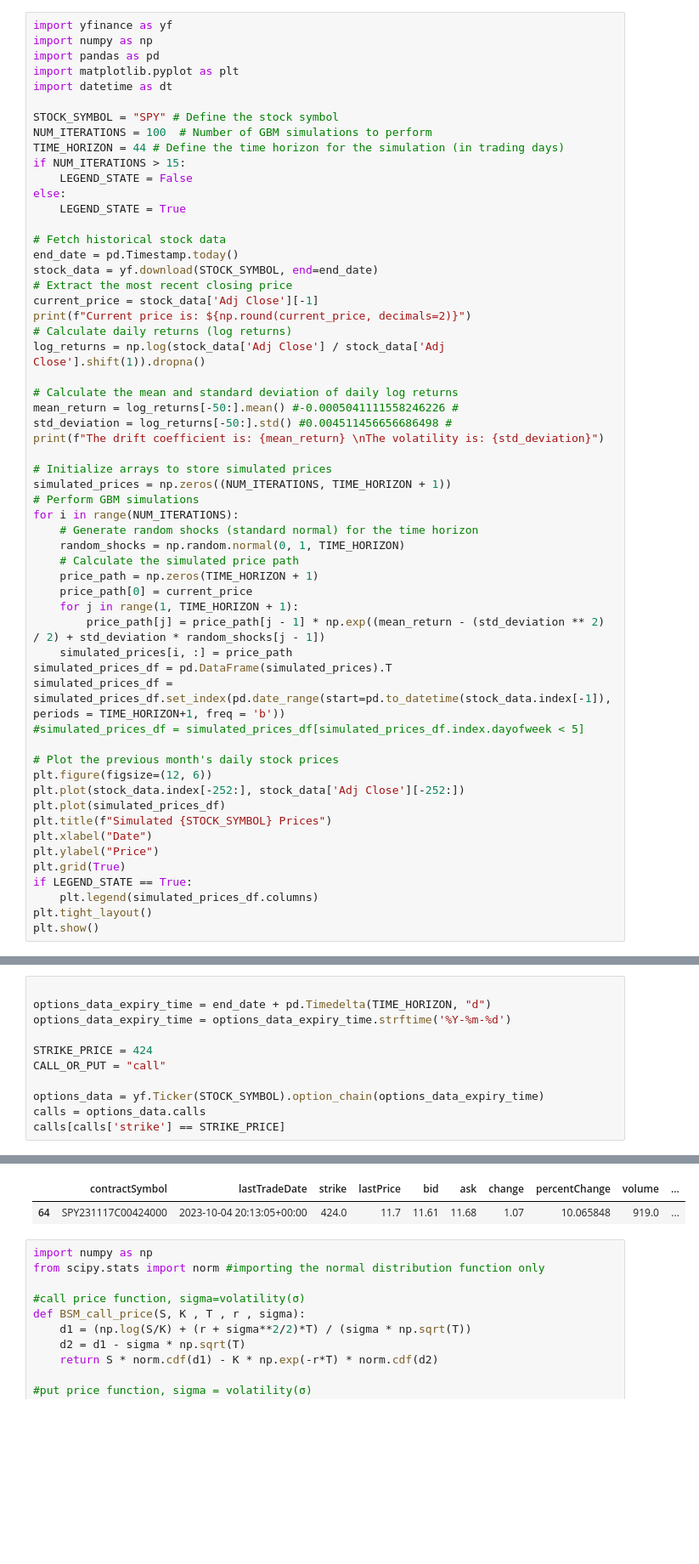
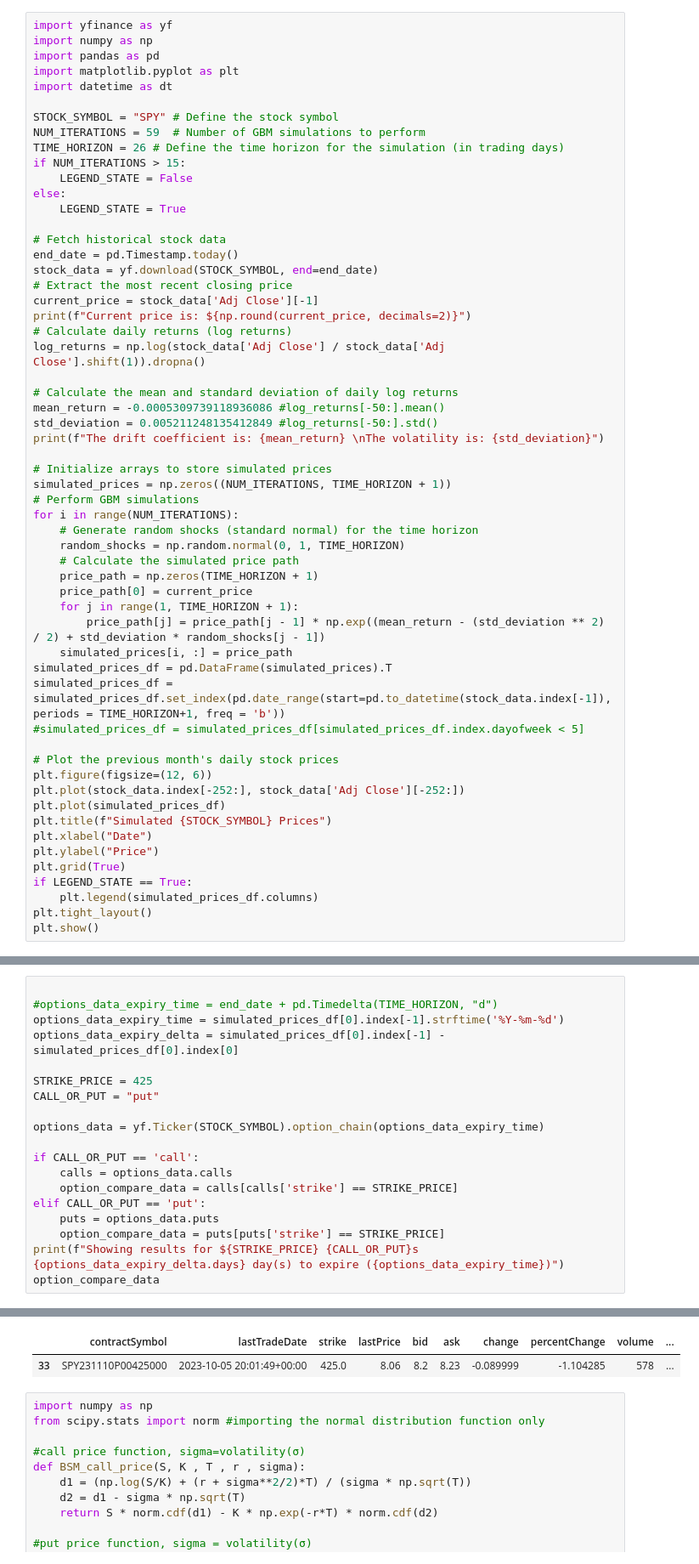
Before and after one commit to Attenuated-Paradigms/gbm-predictor-program, a Jupyter notebook: option_gbm_prediction.ipynb, the cells around one changed output, grey strips where cells are left out. Shown at 85% size. Cells and saved outputs as stored; diff of their text form; blank space fills up the shorter version.

```diff
--- a/option_gbm_prediction.ipynb
+++ b/option_gbm_prediction.ipynb
@@ -6,8 +6,8 @@ import matplotlib.pyplot as plt
 import datetime as dt
 
 STOCK_SYMBOL = "SPY" # Define the stock symbol
-NUM_ITERATIONS = 100  # Number of GBM simulations to perform
-TIME_HORIZON = 44 # Define the time horizon for the simulation (in trading days)
+NUM_ITERATIONS = 59  # Number of GBM simulations to perform
+TIME_HORIZON = 26 # Define the time horizon for the simulation (in trading days)
 if NUM_ITERATIONS > 15:
     LEGEND_STATE = False
 else:
@@ -23,8 +23,8 @@ print(f"Current price is: ${np.round(current_price, decimals=2)}")
 log_returns = np.log(stock_data['Adj Close'] / stock_data['Adj Close'].shift(1)).dropna()
 
 # Calculate the mean and standard deviation of daily log returns
-mean_return = log_returns[-50:].mean() #-0.0005041111558246226 #
-std_deviation = log_returns[-50:].std() #0.004511456656686498 #
+mean_return = -0.0005309739118936086 #log_returns[-50:].mean()
+std_deviation = 0.005211248135412849 #log_returns[-50:].std()
 print(f"The drift coefficient is: {mean_return} \nThe volatility is: {std_deviation}")
 
 # Initialize arrays to store simulated prices
@@ -64,12 +64,20 @@ The volatility is: 0.007350542064717206
 # %%
 
-options_data_expiry_time = end_date + pd.Timedelta(TIME_HORIZON, "d")
-options_data_expiry_time = options_data_expiry_time.strftime('%Y-%m-%d')
+#options_data_expiry_time = end_date + pd.Timedelta(TIME_HORIZON, "d")
+options_data_expiry_time = simulated_prices_df[0].index[-1].strftime('%Y-%m-%d')
+options_data_expiry_delta = simulated_prices_df[0].index[-1] - simulated_prices_df[0].index[0]
 
-STRIKE_PRICE = 424
-CALL_OR_PUT = "call"
+STRIKE_PRICE = 425
+CALL_OR_PUT = "put"
 
 options_data = yf.Ticker(STOCK_SYMBOL).option_chain(options_data_expiry_time)
-calls = options_data.calls
-calls[calls['strike'] == STRIKE_PRICE]
+
+if CALL_OR_PUT == 'call':
+    calls = options_data.calls
+    option_compare_data = calls[calls['strike'] == STRIKE_PRICE]
+elif CALL_OR_PUT == 'put':
+    puts = options_data.puts
+    option_compare_data = puts[puts['strike'] == STRIKE_PRICE]
+print(f"Showing results for ${STRIKE_PRICE} {CALL_OR_PUT}s {options_data_expiry_delta.days} day(s) to expire ({options_data_expiry_time})")
+option_compare_data
 # %% [output]
@@ -76,5 +85,5 @@ calls[calls['strike'] == STRIKE_PRICE]
 |  | contractSymbol | lastTradeDate | strike | lastPrice | bid | ask | change | percentChange | volume | ... |
-| 64 | SPY231117C00424000 | 2023-10-04 20:13:05+00:00 | 424.0 | 11.7 | 11.61 | 11.68 | 1.07 | 10.065848 | 919.0 | ... |
+| 33 | SPY231110P00425000 | 2023-10-05 20:01:49+00:00 | 425.0 | 8.06 | 8.2 | 8.23 | -0.089999 | -1.104285 | 578 | ... |
 # %%
 import numpy as np
 from scipy.stats import norm #importing the normal distribution function only
```
Also changed, not shown: parts of 5 cells of this notebook, 2 other files.
